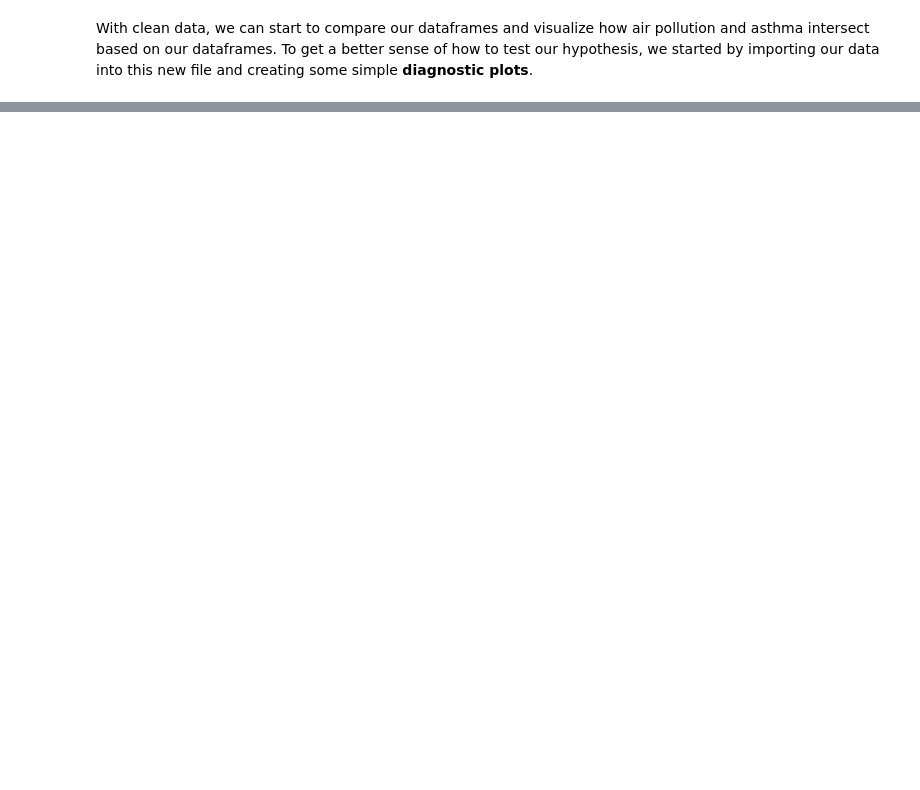
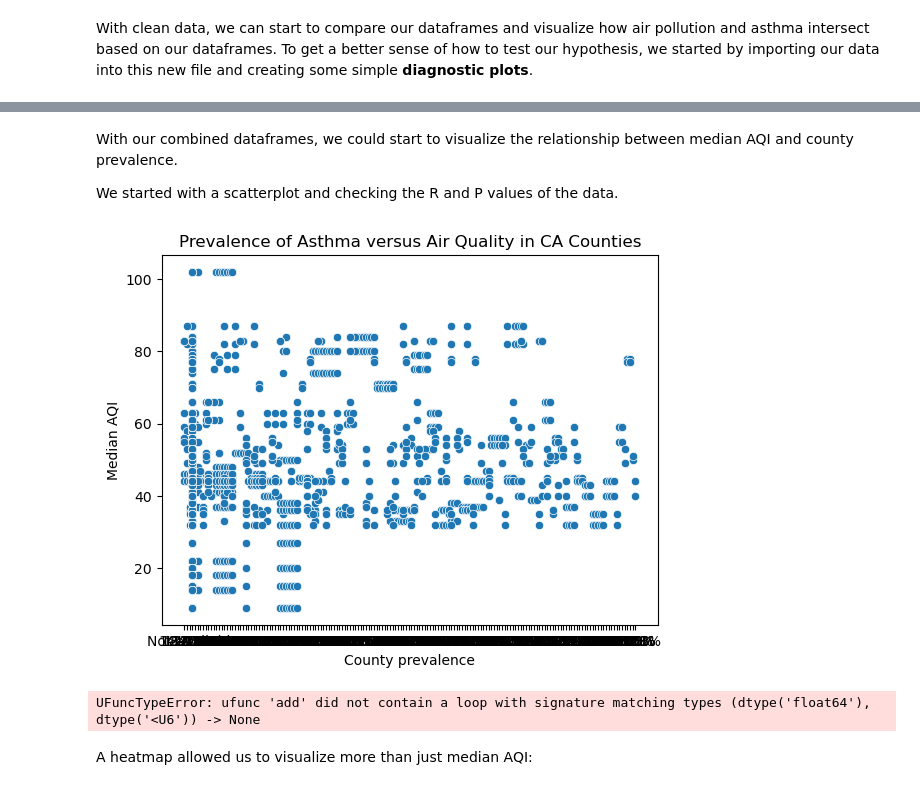
Before and after one commit to ENVS110a-SP23/group5-project, a Jupyter notebook: DataVisualization.ipynb, the cells around one changed output, grey strips where cells are left out. Cells and saved outputs as stored; diff of their text form; code cells hidden in the pictures; blank space fills up the shorter version.

```diff
--- a/DataVisualization.ipynb
+++ b/DataVisualization.ipynb
@@ -51,0 +76,3 @@ figure, ax = plt.subplots()
+# %%
+asthmaAQI = pd.merge(ca_aqi, ca_asthma2015, on=['County', 'County'])
+asthmaAQI.head()
@@ -51,0 +87,17 @@ figure, ax = plt.subplots()
+# %% [markdown]
+With our combined dataframes, we could start to visualize the relationship between median AQI and county prevalence.
+
+We started with a scatterplot and checking the R and P values of the data.
+# %%
+#Need help fixing this big mess
+
+asthmaAQI_scatterplot = sns.scatterplot(data=asthmaAQI, x='County prevalence', y='Median AQI')
+plt.title('Prevalence of Asthma versus Air Quality in CA Counties')
+plt.show()
+
+stats.pearsonr(asthmaAQI['Median AQI'], asthmaAQI['County prevalence'])
+# %% [output]
+[figure, added]
+UFuncTypeError: ufunc 'add' did not contain a loop with signature matching types (dtype('float64'), dtype('<U6')) -> None
+# %% [markdown]
+A heatmap allowed us to visualize more than just median AQI:
```
Also changed, not shown: parts of 8 cells of this notebook.
